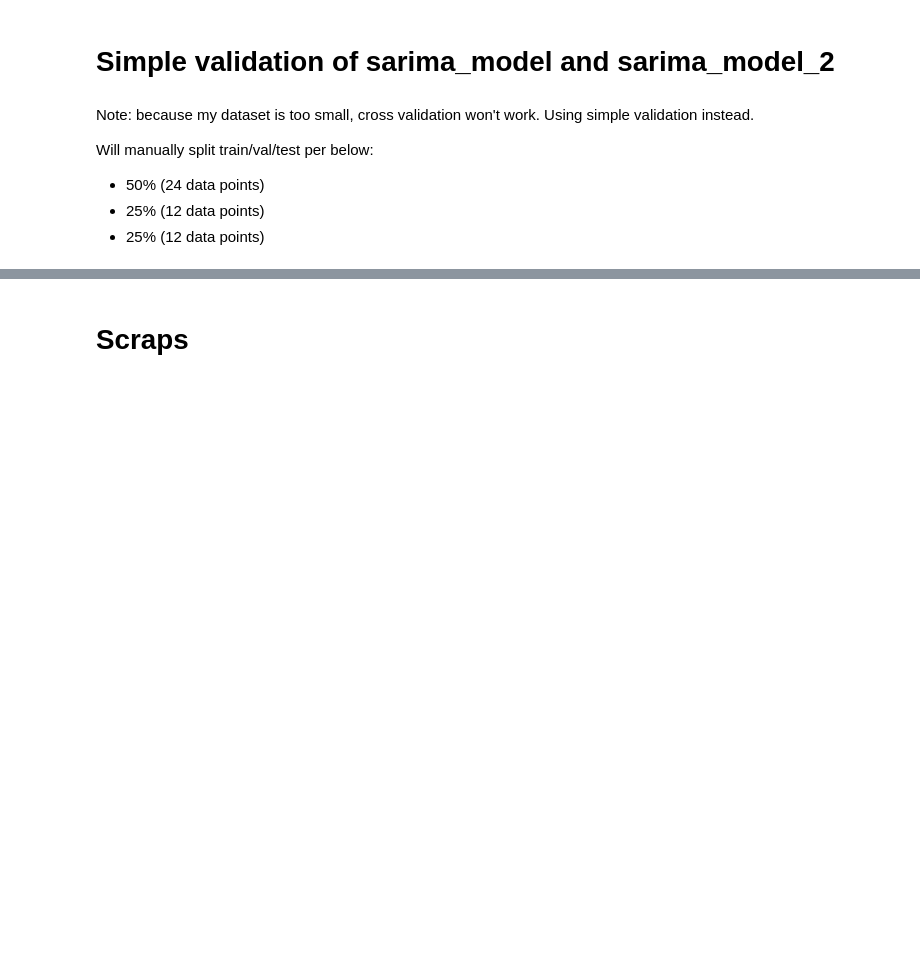
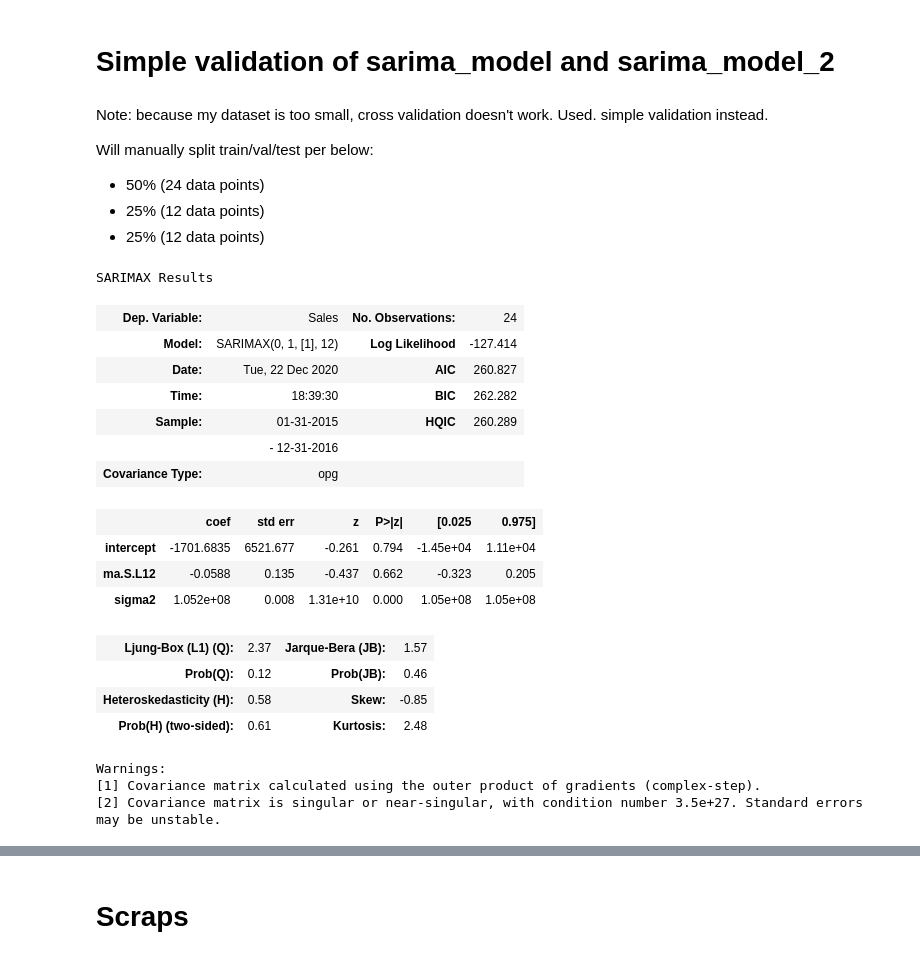
Before and after one commit to binh748/superstore-sales, a Jupyter notebook: notebooks/time_series_sales_modeling.ipynb, the cells around one changed output, grey strips where cells are left out. Drawn from its saved outputs; the diff is of its cells as text; code cells hidden in the pictures; blank space fills up the shorter version.

```diff
--- a/notebooks/time_series_sales_modeling.ipynb
+++ b/notebooks/time_series_sales_modeling.ipynb
@@ -400,7 +400,7 @@ Heteroskedasticity test:            val=1.33 p=0.63
 # %% [markdown]
 # Simple validation of sarima_model and sarima_model_2
 # %% [markdown]
-Note: because my dataset is too small, cross validation won't work. Using simple validation instead.
+Note: because my dataset is too small, cross validation doesn't work. Used. simple validation instead.
 
 Will manually split train/val/test per below:
 * 50% (24 data points)
@@ -429,0 +457,22 @@ sarima_model_2_train = sm.tsa.statespace.SARIMAX(X_train['Sales'],
+# %%
+sarima_model_1_train.summary()
+# %% [output]
+SARIMAX Results
+| Dep. Variable: | Sales | No. Observations: | 24 |
+| Model: | SARIMAX(0, 1, [1], 12) | Log Likelihood | -127.414 |
+| Date: | Tue, 22 Dec 2020 | AIC | 260.827 |
+| Time: | 18:39:30 | BIC | 262.282 |
+| Sample: | 01-31-2015 | HQIC | 260.289 |
+|  | - 12-31-2016 |  |  |
+| Covariance Type: | opg |  |  |
+|  | coef | std err | z | P>|z| | [0.025 | 0.975] |
+| intercept | -1701.6835 | 6521.677 | -0.261 | 0.794 | -1.45e+04 | 1.11e+04 |
+| ma.S.L12 | -0.0588 | 0.135 | -0.437 | 0.662 | -0.323 | 0.205 |
+| sigma2 | 1.052e+08 | 0.008 | 1.31e+10 | 0.000 | 1.05e+08 | 1.05e+08 |
+| Ljung-Box (L1) (Q): | 2.37 | Jarque-Bera (JB): | 1.57 |
+| Prob(Q): | 0.12 | Prob(JB): | 0.46 |
+| Heteroskedasticity (H): | 0.58 | Skew: | -0.85 |
+| Prob(H) (two-sided): | 0.61 | Kurtosis: | 2.48 |
+Warnings:
+[1] Covariance matrix calculated using the outer product of gradients (complex-step).
+[2] Covariance matrix is singular or near-singular, with condition number 3.5e+27. Standard errors may be unstable.
```
Also changed, not shown: parts of 30 cells of this notebook, 1 other file.
